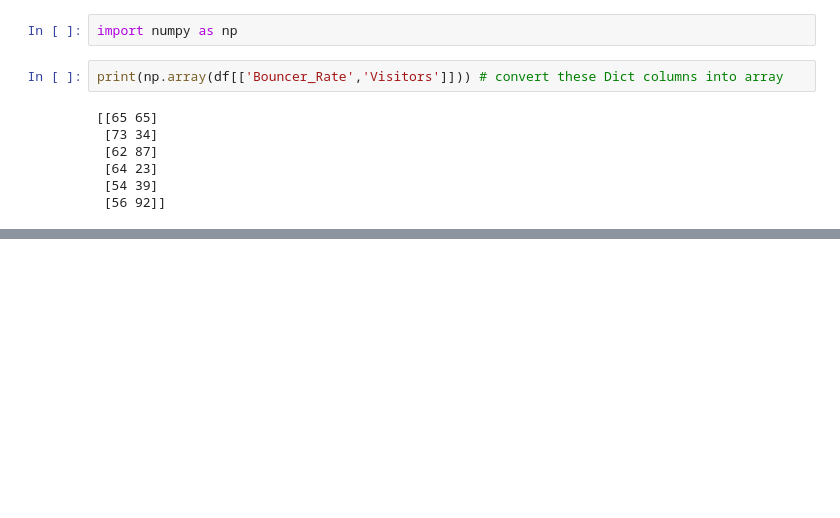
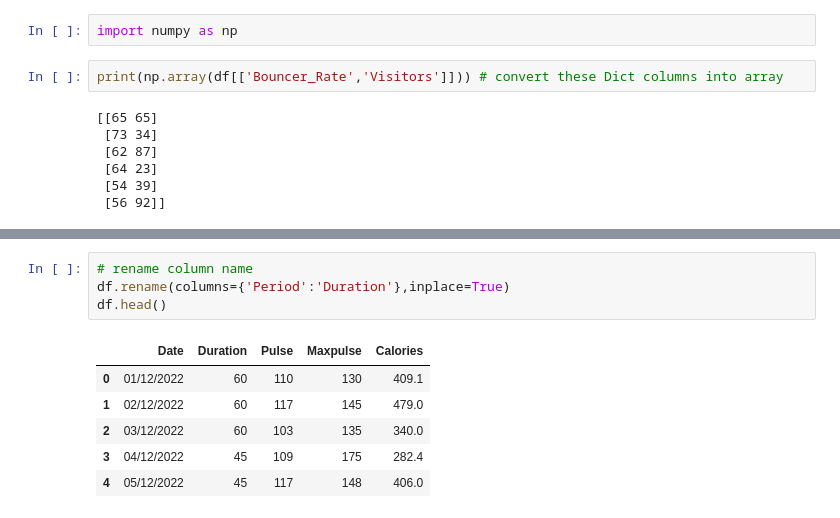
Before and after one commit to Gokulvasan-V/pandas, a Jupyter notebook: pandas_tutorial.ipynb, the cells around one changed output, grey strips where cells are left out. Drawn from its saved outputs; the diff is of its cells as text; blank space fills up the shorter version.

```diff
--- a/pandas_tutorial.ipynb
+++ b/pandas_tutorial.ipynb
@@ -123,0 +200,11 @@ print(np.array(df[['Bouncer_Rate','Visitors']])) # convert these Dict columns in
+# %%
+# rename column name
+df.rename(columns={'Period':'Duration'},inplace=True)
+df.head()
+# %% [output]
+|  | Date | Duration | Pulse | Maxpulse | Calories |
+| 0 | 01/12/2022 | 60 | 110 | 130 | 409.1 |
+| 1 | 02/12/2022 | 60 | 117 | 145 | 479.0 |
+| 2 | 03/12/2022 | 60 | 103 | 135 | 340.0 |
+| 3 | 04/12/2022 | 45 | 109 | 175 | 282.4 |
+| 4 | 05/12/2022 | 45 | 117 | 148 | 406.0 |
```
Also changed, not shown: parts of 12 cells of this notebook.
